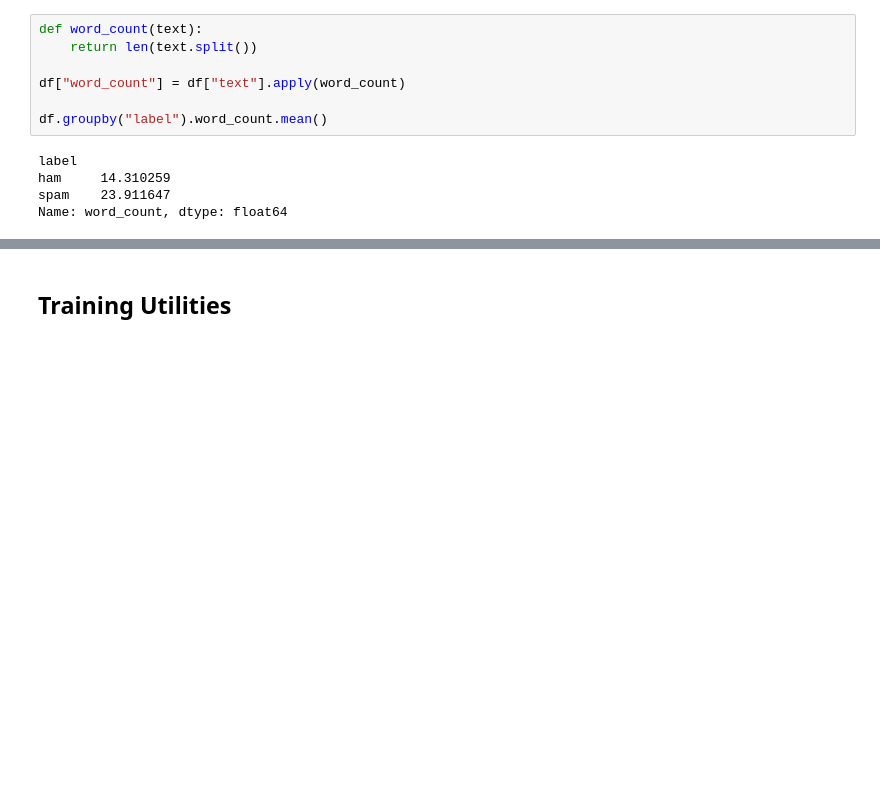
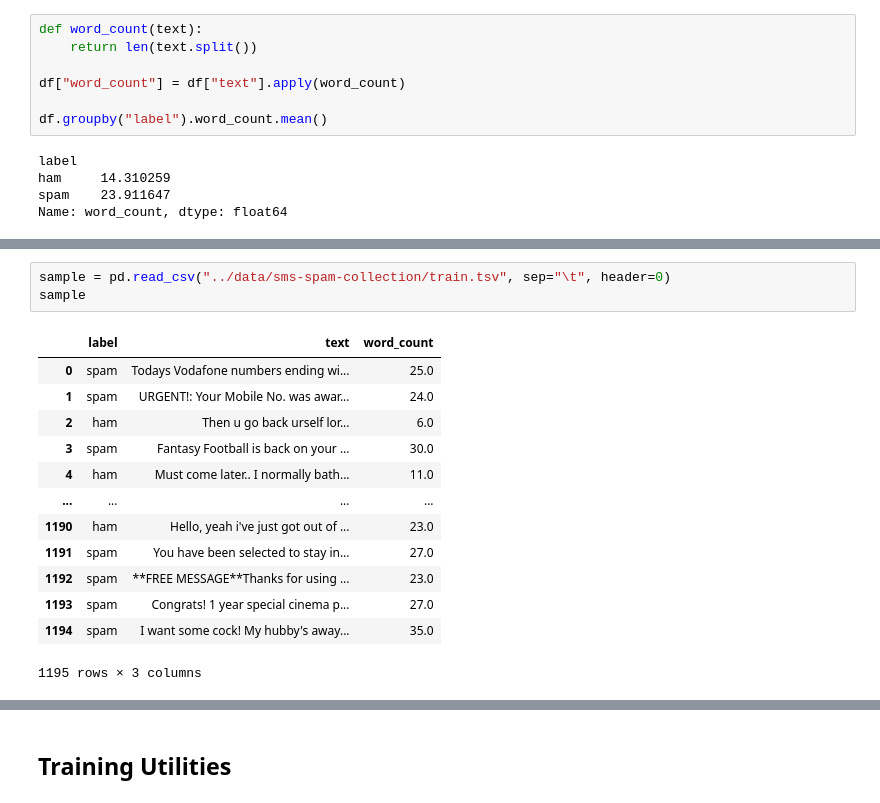
Before and after one commit to 2timesjay/jejllm, a Jupyter notebook: finetune/finetune.ipynb, the cells around one changed output, grey strips where cells are left out. Cells and saved outputs as stored; diff of their text form; blank space fills up the shorter version.

```diff
--- a/finetune/finetune.ipynb
+++ b/finetune/finetune.ipynb
@@ -155,0 +215,17 @@ test_df.to_csv("../data/sms-spam-collection/test.tsv", index=False, sep="\t")
+# %%
+sample = pd.read_csv("../data/sms-spam-collection/train.tsv", sep="\t", header=0)
+sample
+# %% [output]
+|  | label | text | word_count |
+| 0 | spam | Todays Vodafone numbers ending wi... | 25.0 |
+| 1 | spam | URGENT!: Your Mobile No. was awar... | 24.0 |
+| 2 | ham | Then u go back urself lor... | 6.0 |
+| 3 | spam | Fantasy Football is back on your ... | 30.0 |
+| 4 | ham | Must come later.. I normally bath... | 11.0 |
+| ... | ... | ... | ... |
+| 1190 | ham | Hello, yeah i've just got out of ... | 23.0 |
+| 1191 | spam | You have been selected to stay in... | 27.0 |
+| 1192 | spam | **FREE MESSAGE**Thanks for using ... | 23.0 |
+| 1193 | spam | Congrats! 1 year special cinema p... | 27.0 |
+| 1194 | spam | I want some cock! My hubby's away... | 35.0 |
+1195 rows × 3 columns
```
Also changed, not shown: parts of 28 cells of this notebook.
